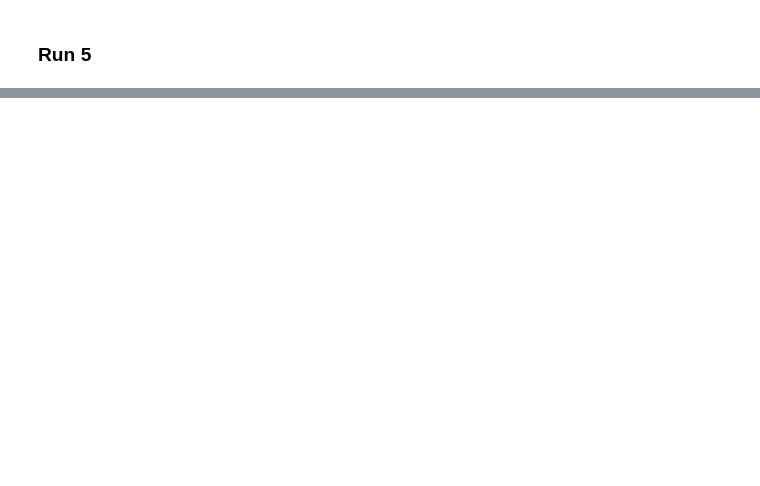
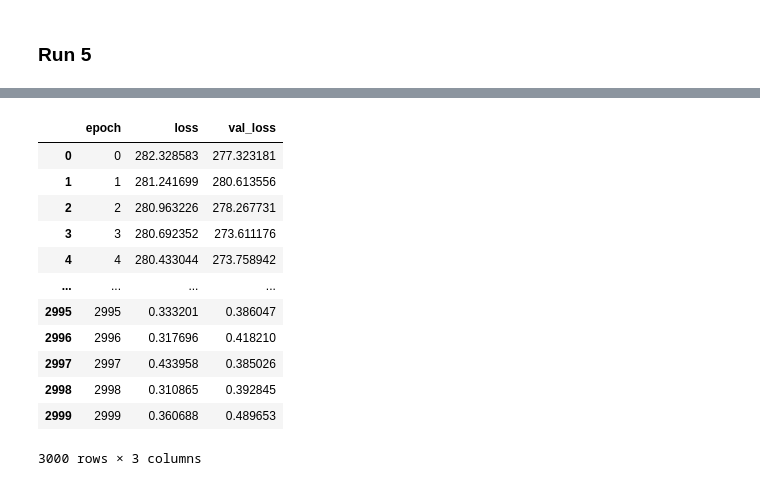
Before and after one commit to cleveryangcong/Bachelor_Thesis, a Jupyter notebook: notebooks/exploratory/2.7.1-dc-U_net_load_csv_and_test.ipynb, the cells around one changed output, grey strips where cells are left out. Saved outputs shown, nothing was run; the diff lists cells and outputs as text; code cells hidden in the pictures; blank space fills up the shorter version.

```diff
--- a/notebooks/exploratory/2.7.1-dc-U_net_load_csv_and_test.ipynb
+++ b/notebooks/exploratory/2.7.1-dc-U_net_load_csv_and_test.ipynb
@@ -246,0 +262,16 @@ df_run_5
+# %%
+df_run_6
+# %% [output]
+|  | epoch | loss | val_loss |
+| 0 | 0 | 282.328583 | 277.323181 |
+| 1 | 1 | 281.241699 | 280.613556 |
+| 2 | 2 | 280.963226 | 278.267731 |
+| 3 | 3 | 280.692352 | 273.611176 |
+| 4 | 4 | 280.433044 | 273.758942 |
+| ... | ... | ... | ... |
+| 2995 | 2995 | 0.333201 | 0.386047 |
+| 2996 | 2996 | 0.317696 | 0.418210 |
+| 2997 | 2997 | 0.433958 | 0.385026 |
+| 2998 | 2998 | 0.310865 | 0.392845 |
+| 2999 | 2999 | 0.360688 | 0.489653 |
+3000 rows × 3 columns
```
Also changed, not shown: parts of 12 cells of this notebook.
